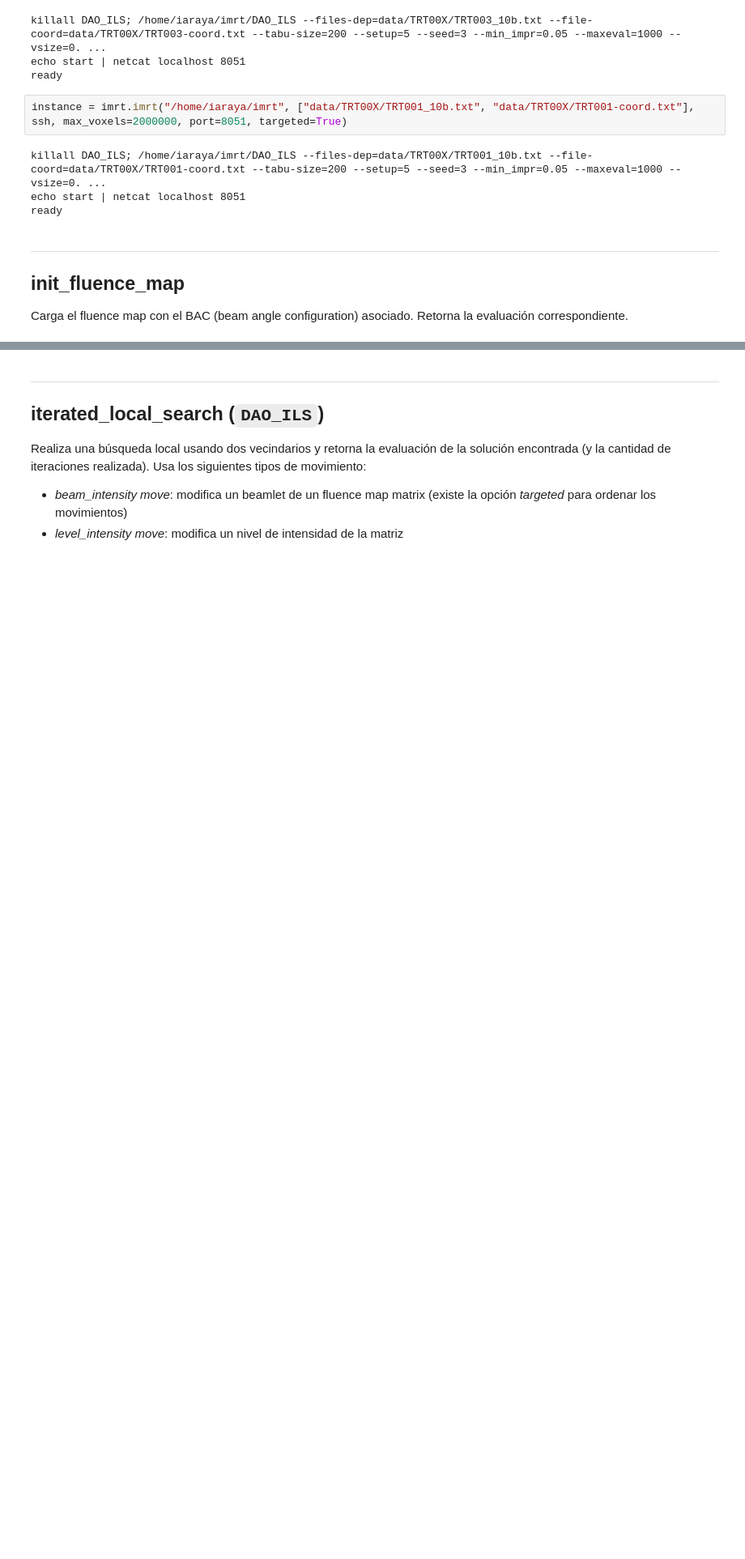
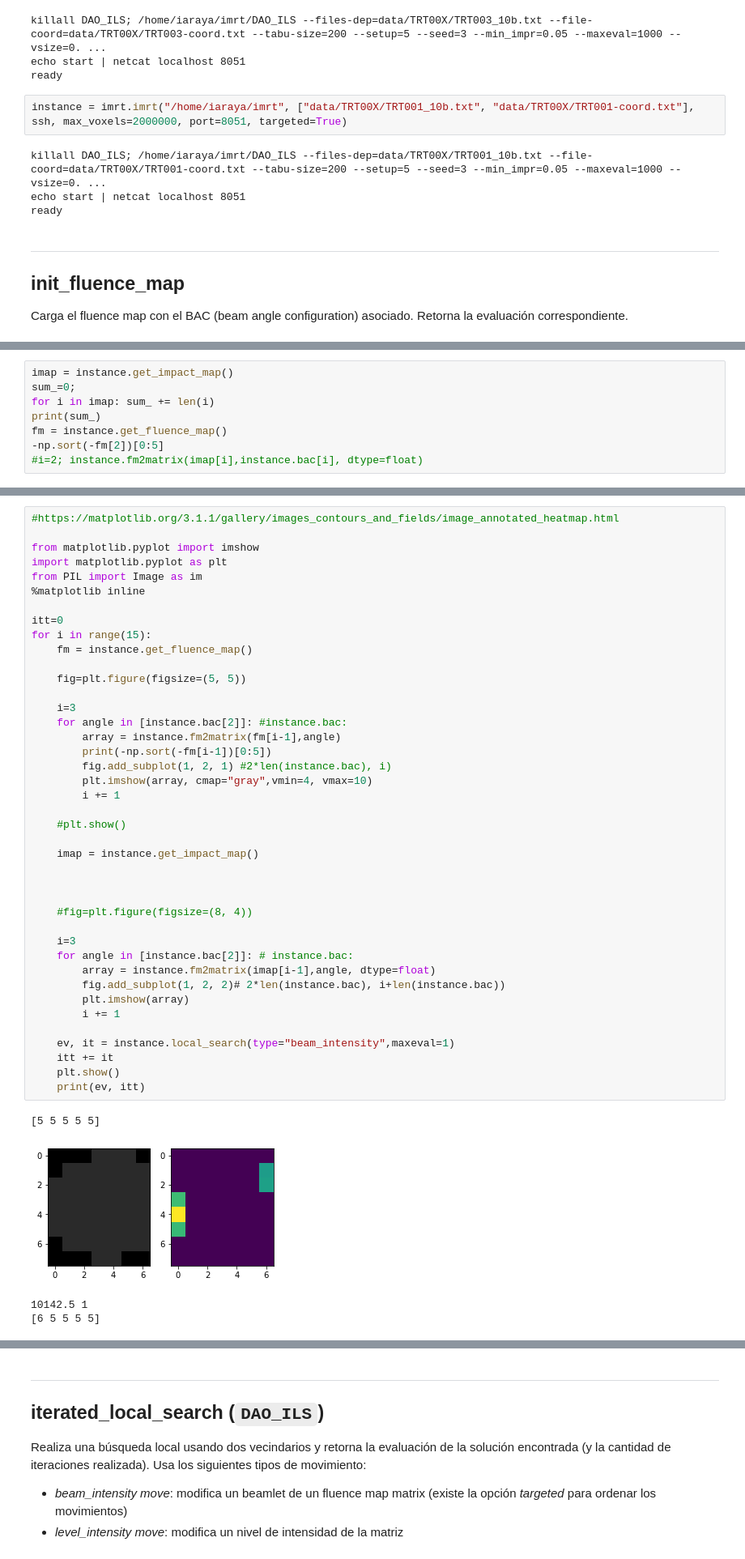
Before and after one commit to rilianx/Research, a Jupyter notebook: imrt_bao/tutorial.ipynb, the cells around one changed output, grey strips where cells are left out. Shown at 81% size. Cells and saved outputs as stored; diff of their text form; blank space fills up the shorter version.

```diff
--- a/imrt_bao/tutorial.ipynb
+++ b/imrt_bao/tutorial.ipynb
@@ -59,0 +74,8 @@ echo init_fluence_map 5 50 120 190 260 330  | netcat localhost 8051
+# %%
+imap = instance.get_impact_map()
+sum_=0;
+for i in imap: sum_ += len(i)
+print(sum_)
+fm = instance.get_fluence_map()
+-np.sort(-fm[2])[0:5]
+#i=2; instance.fm2matrix(imap[i],instance.bac[i], dtype=float)
@@ -59,0 +85,46 @@ echo init_fluence_map 5 50 120 190 260 330  | netcat localhost 8051
+# %%
+#https://matplotlib.org/3.1.1/gallery/images_contours_and_fields/image_annotated_heatmap.html
+
+from matplotlib.pyplot import imshow
+import matplotlib.pyplot as plt
+from PIL import Image as im
+%matplotlib inline
+
+itt=0
+for i in range(15):
+    fm = instance.get_fluence_map()
+
+    fig=plt.figure(figsize=(5, 5))
+
+    i=3
+    for angle in [instance.bac[2]]: #instance.bac:
+        array = instance.fm2matrix(fm[i-1],angle)
+        print(-np.sort(-fm[i-1])[0:5])
+        fig.add_subplot(1, 2, 1) #2*len(instance.bac), i)
+        plt.imshow(array, cmap="gray",vmin=4, vmax=10)
+        i += 1
+
+    #plt.show()
+
+    imap = instance.get_impact_map()
+
+
+
+    #fig=plt.figure(figsize=(8, 4))
+
+    i=3
+    for angle in [instance.bac[2]]: # instance.bac:
+        array = instance.fm2matrix(imap[i-1],angle, dtype=float)
+        fig.add_subplot(1, 2, 2)# 2*len(instance.bac), i+len(instance.bac))
+        plt.imshow(array)
+        i += 1
+
+    ev, it = instance.local_search(type="beam_intensity",maxeval=1)
+    itt += it
+    plt.show()
+    print(ev, itt)
+# %% [output]
+[5 5 5 5 5]
+[figure, added]
+10142.5 1
+[6 5 5 5 5]
```
Also changed, not shown: parts of 12 cells of this notebook, 2 other files.
